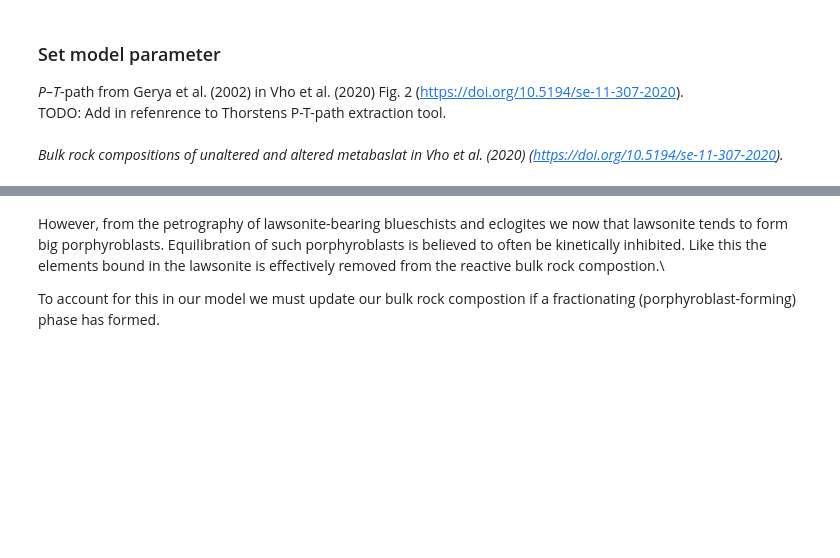
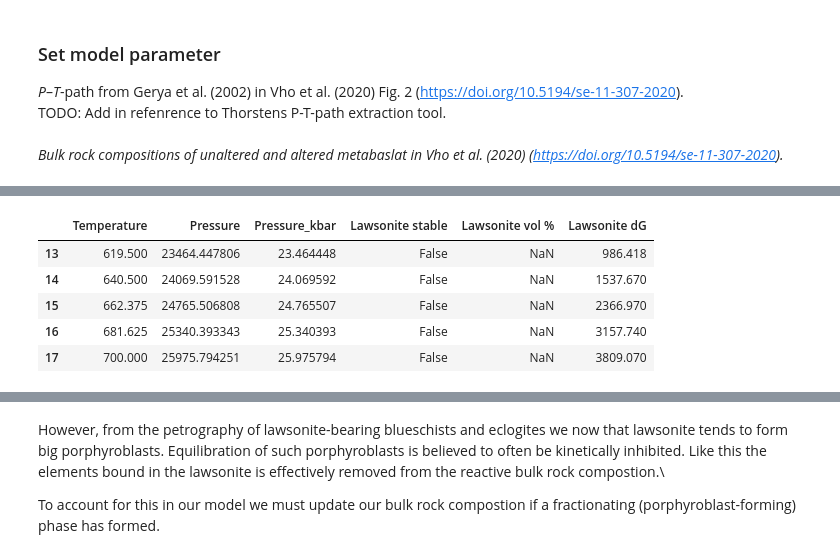
Before and after one commit to Theriak-Domino/pytheriak, a Jupyter notebook: examples/02_PTpath.ipynb, the cells around one changed output, grey strips where cells are left out. Saved outputs shown, nothing was run; the diff lists cells and outputs as text; code cells hidden in the pictures; blank space fills up the shorter version.

```diff
--- a/examples/02_PTpath.ipynb
+++ b/examples/02_PTpath.ipynb
@@ -78,3 +110,12 @@ laws_in_MORB = pd.DataFrame({"Temperature": pt_path[:, 0],
+# %%
+laws_in_MORB.tail()
+# %% [output]
+|  | Temperature | Pressure | Pressure_kbar | Lawsonite stable | Lawsonite vol % | Lawsonite dG |
+| 13 | 619.500 | 23464.447806 | 23.464448 | False | NaN | 986.418 |
+| 14 | 640.500 | 24069.591528 | 24.069592 | False | NaN | 1537.670 |
+| 15 | 662.375 | 24765.506808 | 24.765507 | False | NaN | 2366.970 |
+| 16 | 681.625 | 25340.393343 | 25.340393 | False | NaN | 3157.740 |
+| 17 | 700.000 | 25975.794251 | 25.975794 | False | NaN | 3809.070 |
 # %%
 fig, axs = plt.subplots()
 
```
Also changed, not shown: parts of 13 cells of this notebook, 1 other file.
